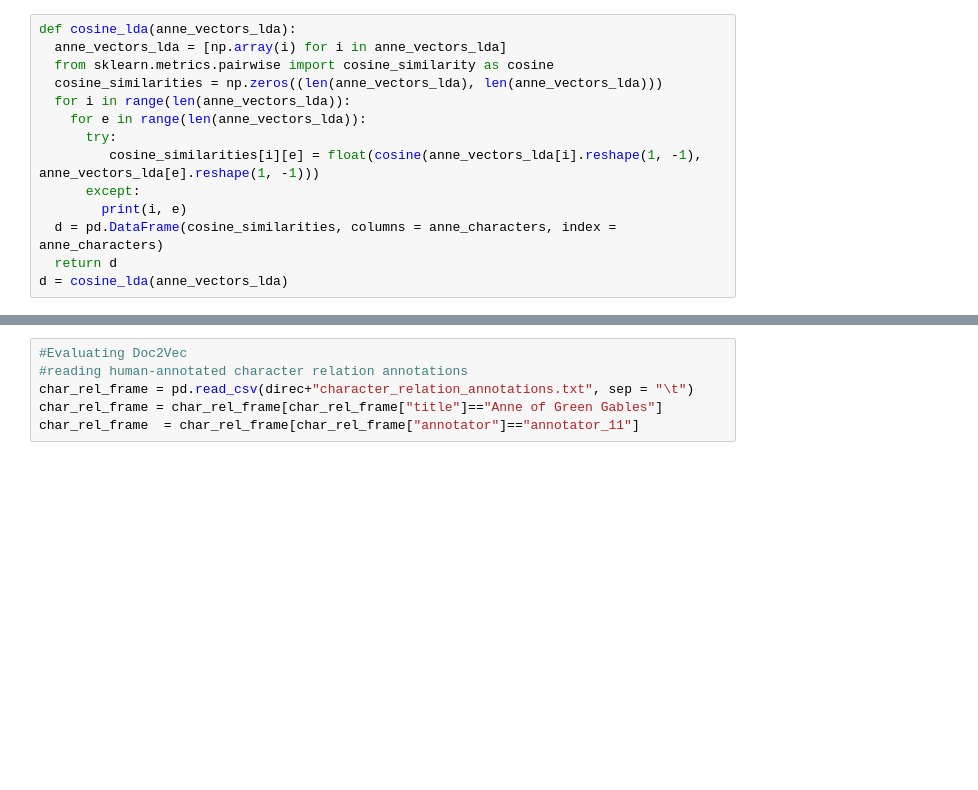
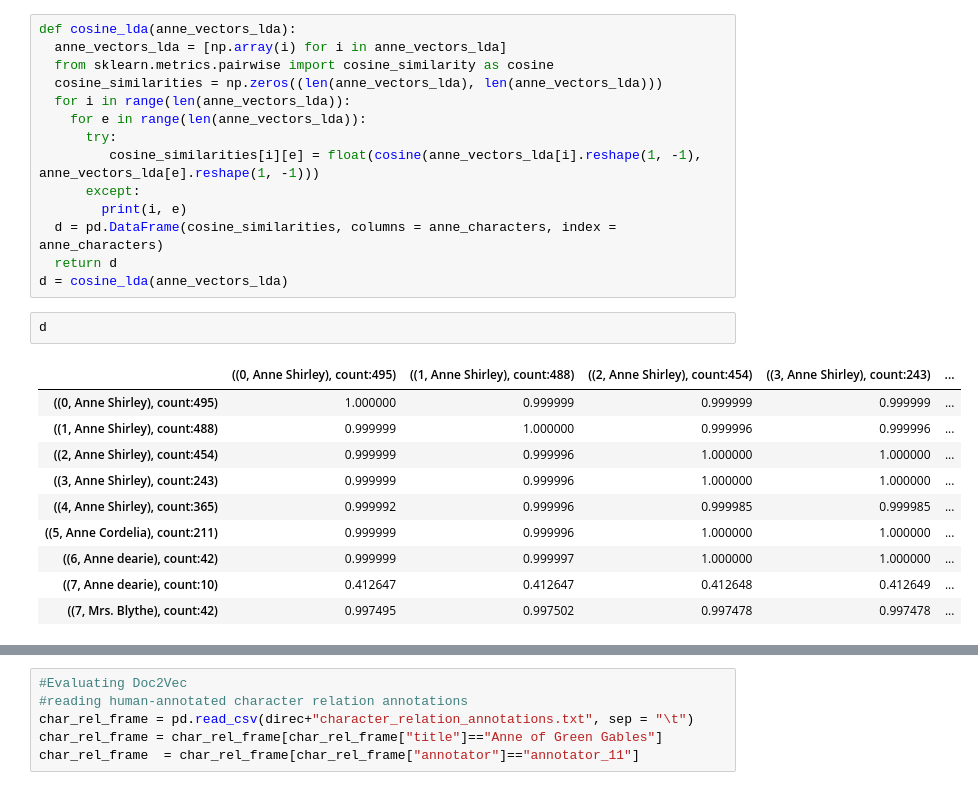
Before and after one commit to nicolenair/Capstone, a Jupyter notebook: Distance_Experiments.ipynb, the cells around one changed output, grey strips where cells are left out. Drawn from its saved outputs; the diff is of its cells as text; blank space fills up the shorter version.

```diff
--- a/Distance_Experiments.ipynb
+++ b/Distance_Experiments.ipynb
@@ -300,6 +326,19 @@ def cosine_lda(anne_vectors_lda):
   d = pd.DataFrame(cosine_similarities, columns = anne_characters, index = anne_characters)
   return d
 d = cosine_lda(anne_vectors_lda)
+# %%
+d
+# %% [output]
+|  | ((0, Anne Shirley), count:495) | ((1, Anne Shirley), count:488) | ((2, Anne Shirley), count:454) | ((3, Anne Shirley), count:243) | ... |
+| ((0, Anne Shirley), count:495) | 1.000000 | 0.999999 | 0.999999 | 0.999999 | ... |
+| ((1, Anne Shirley), count:488) | 0.999999 | 1.000000 | 0.999996 | 0.999996 | ... |
+| ((2, Anne Shirley), count:454) | 0.999999 | 0.999996 | 1.000000 | 1.000000 | ... |
+| ((3, Anne Shirley), count:243) | 0.999999 | 0.999996 | 1.000000 | 1.000000 | ... |
+| ((4, Anne Shirley), count:365) | 0.999992 | 0.999996 | 0.999985 | 0.999985 | ... |
+| ((5, Anne Cordelia), count:211) | 0.999999 | 0.999996 | 1.000000 | 1.000000 | ... |
+| ((6, Anne dearie), count:42) | 0.999999 | 0.999997 | 1.000000 | 1.000000 | ... |
+| ((7, Anne dearie), count:10) | 0.412647 | 0.412647 | 0.412648 | 0.412649 | ... |
+| ((7, Mrs. Blythe), count:42) | 0.997495 | 0.997502 | 0.997478 | 0.997478 | ... |
 # %%
 for i in range(5):
   anne_vectors_lda, characters_as_vectors_lda = train_lda()
```
Also changed, not shown: parts of 18 cells of this notebook.
